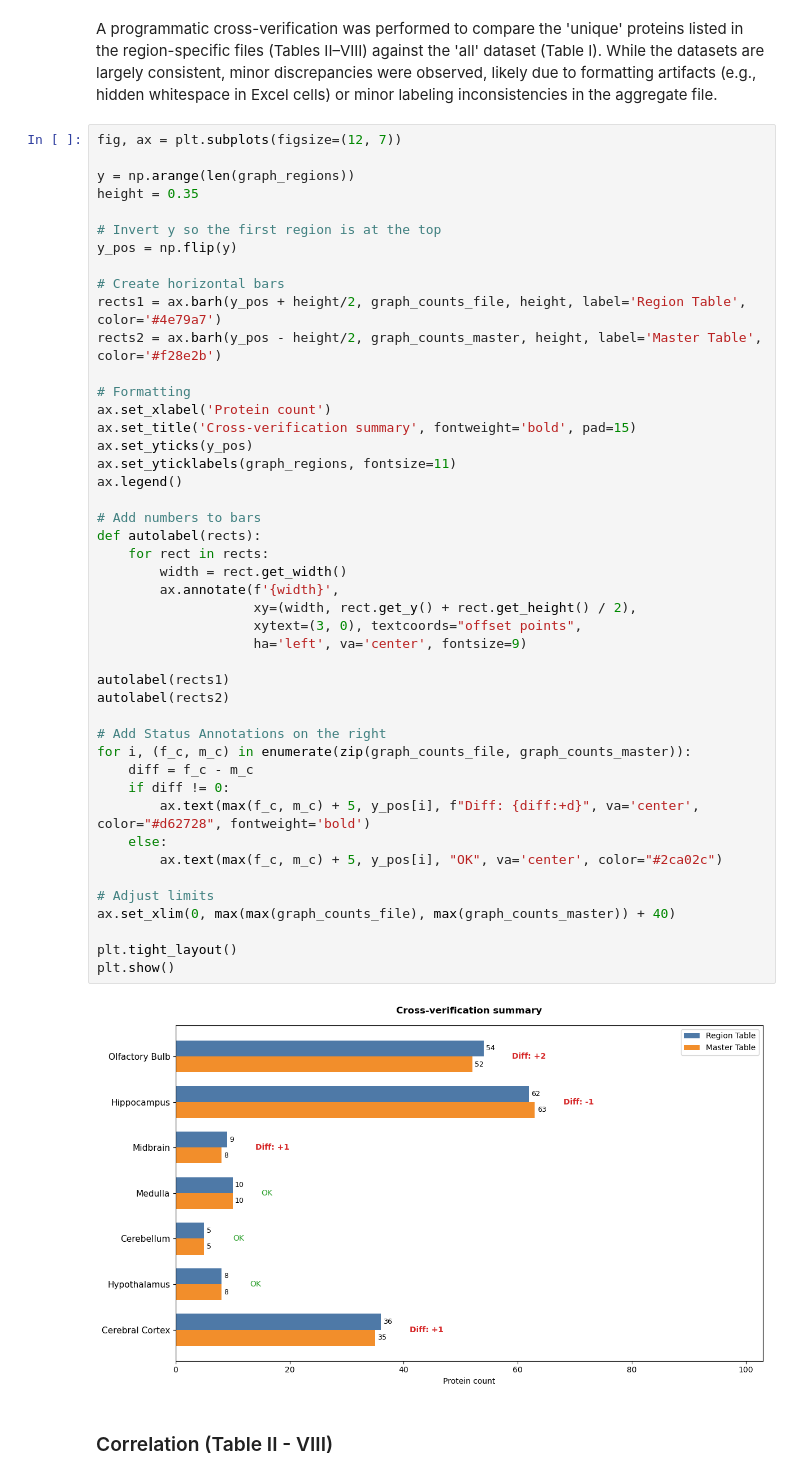
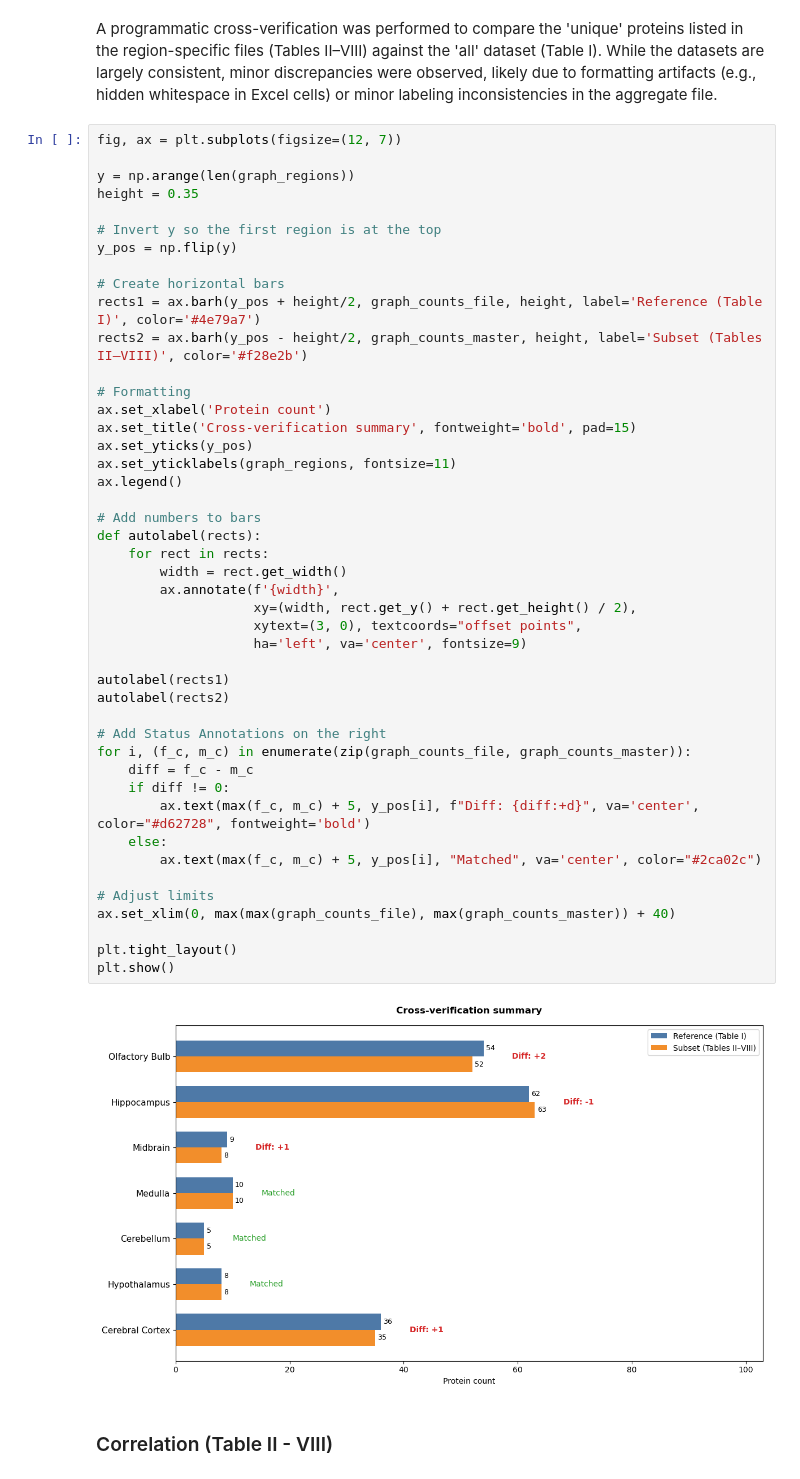
Before and after one commit to ikotsov/proteomic-analysis, a Jupyter notebook: notebooks/data_exploration.ipynb, the cells around one changed output. Cells and saved outputs as stored; diff of their text form.

Commit message:
Update plots and outputs in data exploration

```diff
--- a/notebooks/data_exploration.ipynb
+++ b/notebooks/data_exploration.ipynb
@@ -211,43 +211,43 @@ height = 0.35
 y_pos = np.flip(y)
 
 # Create horizontal bars
-rects1 = ax.barh(y_pos + height/2, graph_counts_file, height, label='Region Table', color='#4e79a7')
-rects2 = ax.barh(y_pos - height/2, graph_counts_master, height, label='Master Table', color='#f28e2b')
+rects1 = ax.barh(y_pos + height/2, graph_counts_file, height, label='Reference (Table I)', color='#4e79a7')
+rects2 = ax.barh(y_pos - height/2, graph_counts_master, height, label='Subset (Tables II–VIII)', color='#f28e2b')
 
 # Formatting
 ax.set_xlabel('Protein count')
 ax.set_title('Cross-verification summary', fontweight='bold', pad=15)
 ax.set_yticks(y_pos)
 ax.set_yticklabels(graph_regions, fontsize=11)
 ax.legend()
 
 # Add numbers to bars
 def autolabel(rects):
     for rect in rects:
         width = rect.get_width()
         ax.annotate(f'{width}',
                     xy=(width, rect.get_y() + rect.get_height() / 2),
                     xytext=(3, 0), textcoords="offset points",
                     ha='left', va='center', fontsize=9)
 
 autolabel(rects1)
 autolabel(rects2)
 
 # Add Status Annotations on the right
 for i, (f_c, m_c) in enumerate(zip(graph_counts_file, graph_counts_master)):
     diff = f_c - m_c
     if diff != 0:
         ax.text(max(f_c, m_c) + 5, y_pos[i], f"Diff: {diff:+d}", va='center', color="#d62728", fontweight='bold')
     else:
-        ax.text(max(f_c, m_c) + 5, y_pos[i], "OK", va='center', color="#2ca02c")
+        ax.text(max(f_c, m_c) + 5, y_pos[i], "Matched", va='center', color="#2ca02c")
 
 # Adjust limits
 ax.set_xlim(0, max(max(graph_counts_file), max(graph_counts_master)) + 40)
 
 plt.tight_layout()
 plt.show()
 # %% [output]
-[figure, old version]
+[figure, new version]
 # %% [markdown]
 ### Correlation (Table II - VIII)
 # %%
```
Also changed, not shown: parts of 1 cell of this notebook.
